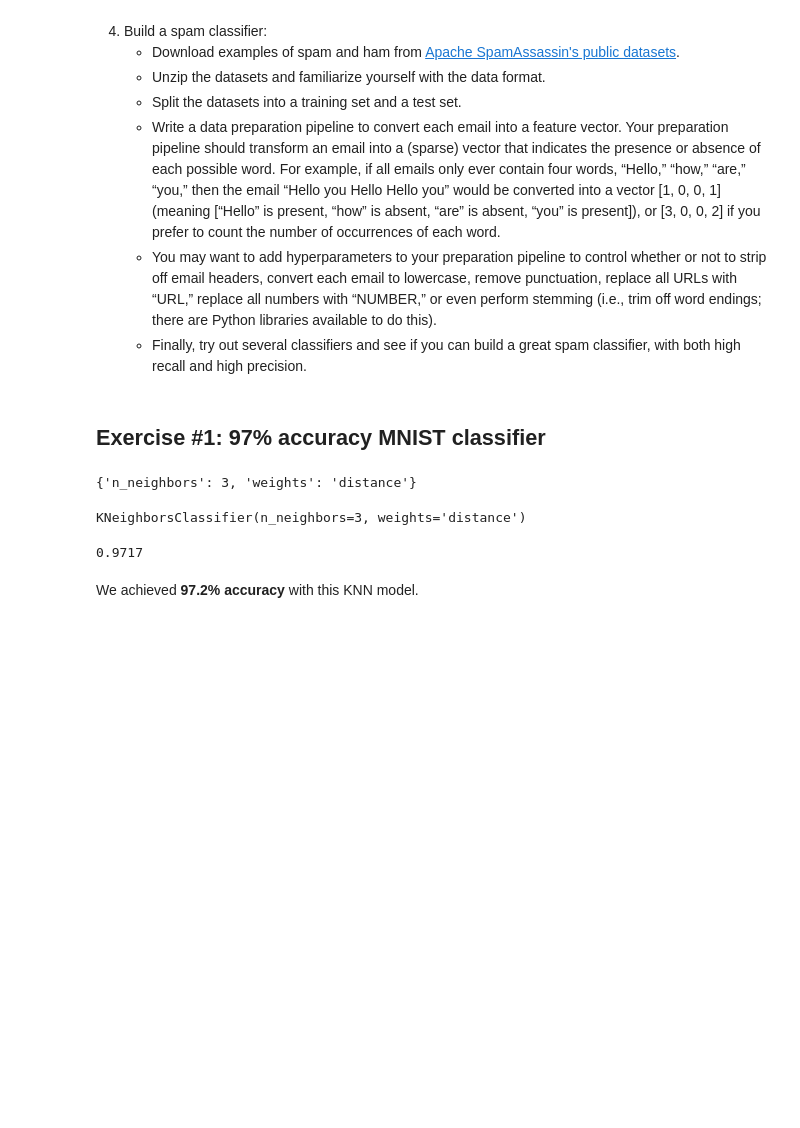
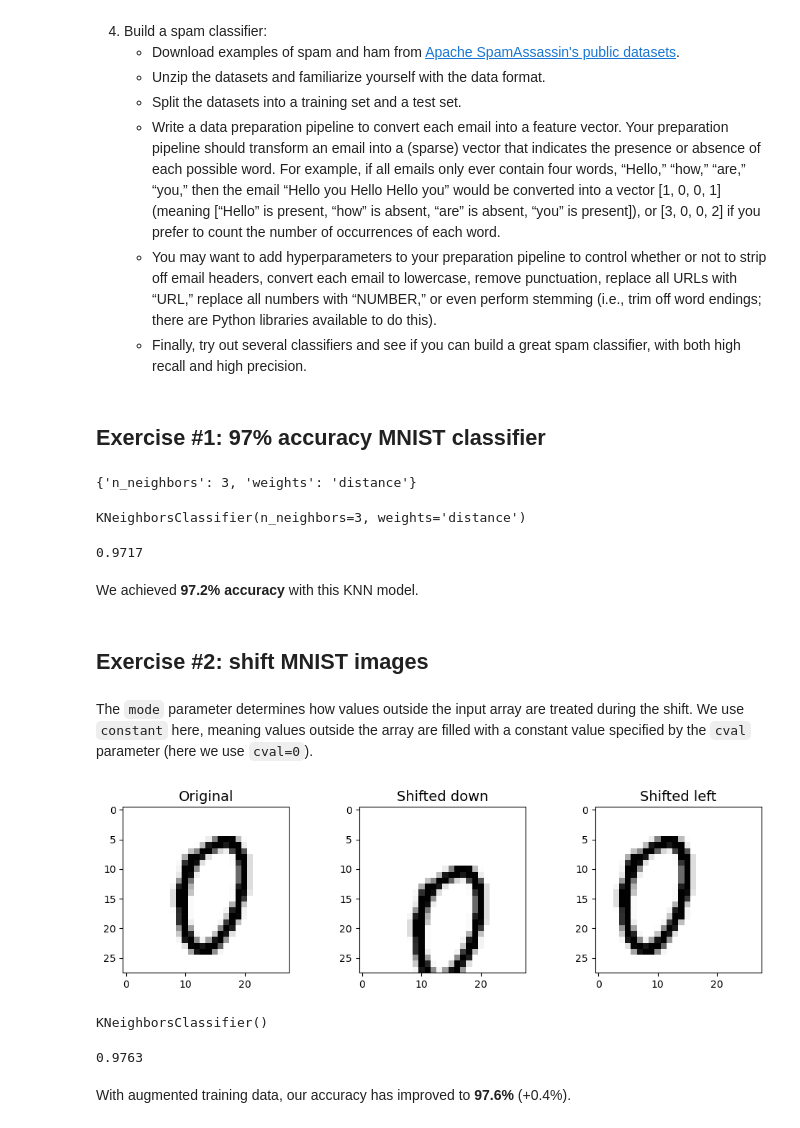
Before and after one commit to iherman10/mnist-classification, a Jupyter notebook: chapter_3.ipynb, the cells around one changed output. Saved outputs shown, nothing was run; the diff lists cells and outputs as text; code cells hidden in the pictures; blank space fills up the shorter version.

Commit message:
Augment training data by shifting

```diff
--- a/chapter_3.ipynb
+++ b/chapter_3.ipynb
@@ -712,3 +712,32 @@ accuracy_score(y_test, predictions)
 0.9717
 # %% [markdown]
 We achieved __97.2% accuracy__ with this KNN model.
+# %% [markdown]
+## Exercise #2: shift MNIST images
+# %%
+from scipy.ndimage import shift
+
+def shift_image(image, dx, dy):
+    image = image.reshape(28, 28)
+    shifted_image = shift(image, [dy, dx], cval=0, mode='constant')
+    return shifted_image.reshape([-1])
+# %% [markdown]
+The `mode` parameter determines how values outside the input array are treated during the shift. We use `constant` here, meaning values outside the array are filled with a constant value specified by the `cval` parameter (here we use `cval=0`).
+# %%
+image = X_train[1000]
+shifted_image_down = shift_image(image, 0, 5)
+shifted_image_left = shift_image(image, -5, 0)
+
+plt.figure(figsize=(12,3))
+plt.subplot(131)
+plt.title("Original", fontsize=14)
+plt.imshow(image.reshape(28, 28), interpolation="nearest", cmap="Greys")
+plt.subplot(132)
+plt.title("Shifted down", fontsize=14)
+plt.imshow(shifted_image_down.reshape(28, 28), interpolation="nearest", cmap="Greys")
+plt.subplot(133)
+plt.title("Shifted left", fontsize=14)
+plt.imshow(shifted_image_left.reshape(28, 28), interpolation="nearest", cmap="Greys")
+plt.show()
+# %% [output]
+[figure, added]
@@ -714,0 +761,13 @@ We achieved __97.2% accuracy__ with this KNN model.
+# %%
+knn_clf
+# %% [output]
+KNeighborsClassifier()
+# %%
+# Retrain our best KNN estimator with new training data
+best_estimator.fit(X_train_augmented, y_train_augmented)
+predictions = best_estimator.predict(X_test)
+accuracy_score(y_test, predictions)
+# %% [output]
+0.9763
+# %% [markdown]
+With augmented training data, our accuracy has improved to __97.6%__ (+0.4%).
```
Also changed, not shown: parts of 4 cells of this notebook.
